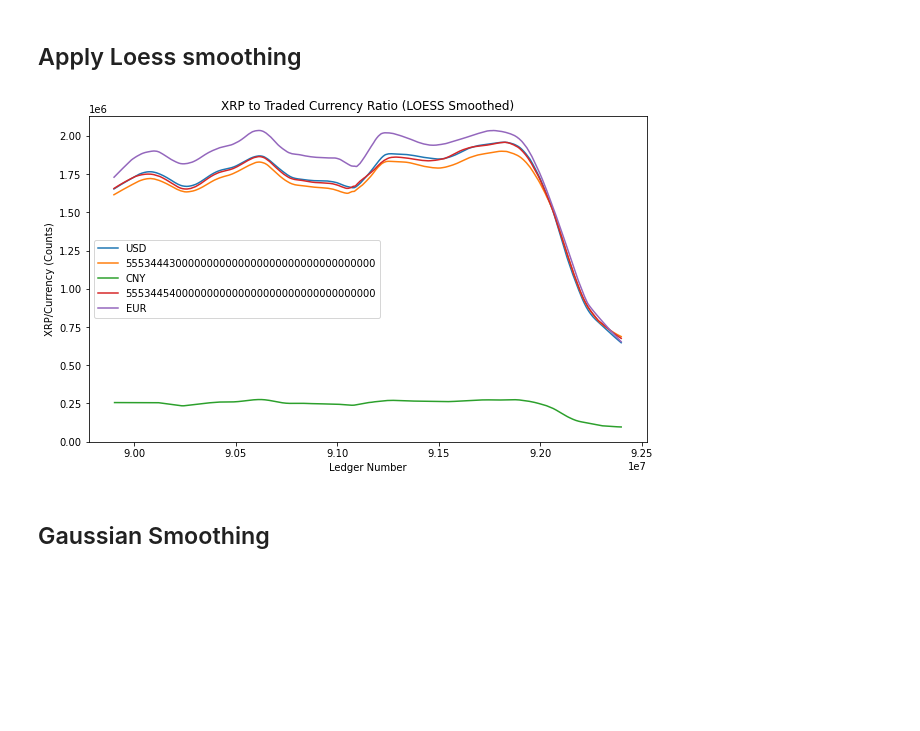
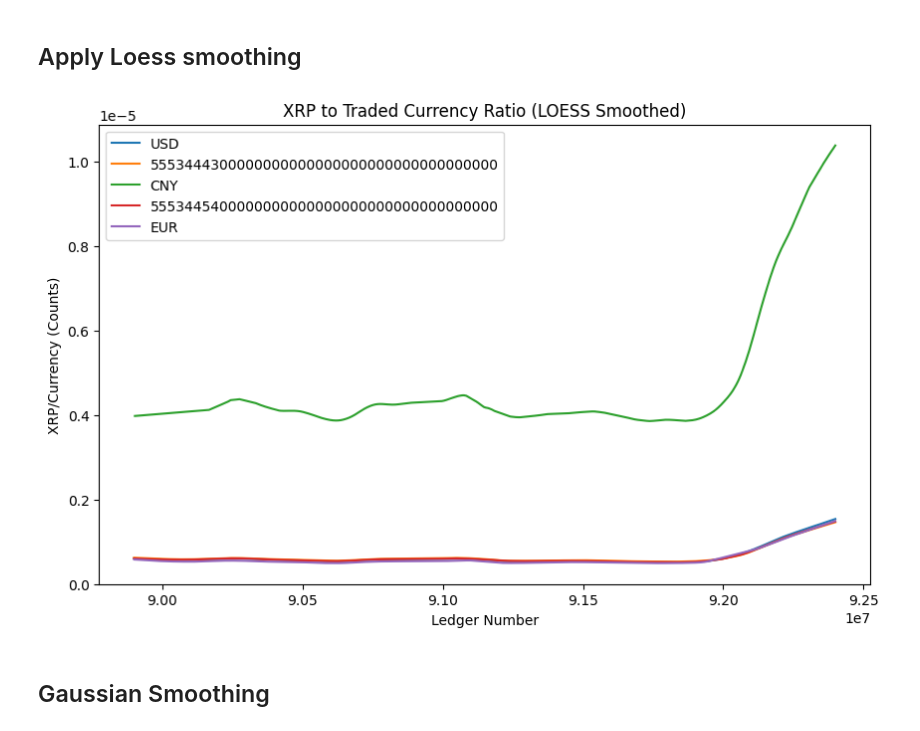
Before and after one commit to Ayrnen/XRP, a Jupyter notebook: TransactionCountEDA.ipynb, the cells around one changed output. Saved outputs shown, nothing was run; the diff lists cells and outputs as text; code cells hidden in the pictures; blank space fills up the shorter version.

```diff
--- a/TransactionCountEDA.ipynb
+++ b/TransactionCountEDA.ipynb
@@ -36,7 +43,7 @@ plt.show()
 ## No visible relationship any which way, possible high variance
 ## What about creates related to XRP?
 # %%
-df = pd.read_csv('CSV_Files/Ledger_Currency_Pairs_2024-11-30.csv')
+df = pd.read_csv('Data_Collectors/CSV_Files/Ledger_Currency_Pairs_2024-11-30.csv')
 df_xrp = df[(df['Gets_Currency_Code'] == 'XRP') | (df['Pays_Currency_Code'] == 'XRP')]
 df_xrp_grouped = df_xrp.groupby(['Ledger_Number', 'Ledger_Date']).agg(
     Row_Count=('Row_Count', 'sum')
@@ -160,5 +167,5 @@ plt.show()
 # %%
-df_xrp['XRP_Code_Ratio'] = df_xrp['XRP_Amount'] / df_xrp['Code_Amount']
+df_xrp['XRP_Code_Ratio'] = df_xrp['Code_Amount'] / df_xrp['XRP_Amount']
 
 
 df_xrp['z_score'] = zscore(df_xrp['XRP_Code_Ratio'], nan_policy='omit')
@@ -208,21 +243,21 @@ plt.show()
 # %%
 plt.figure(figsize=(10, 6))
 
 for code in top_codes:
     data = df_xrp_cleaned[df_xrp_cleaned['Trade_Code'] == code]
 
-    smoothed = lowess(data['XRP_Code_Ratio'], data['Ledger_Number'], frac=0.2)
+    smoothed = lowess(data['XRP_Code_Ratio'], data['Ledger_Number'], frac=0.1)
 
     plt.plot(smoothed[:, 0], smoothed[:, 1], label=f'{code}')
 
 plt.xlabel('Ledger Number')
 plt.ylabel('XRP/Currency (Counts)')
 plt.title('XRP to Traded Currency Ratio (LOESS Smoothed)')
 plt.legend()
 
 plt.show()
 # %% [output]
-[figure, old version]
+[figure, new version]
 # %% [markdown]
 ## Gaussian Smoothing
 # %%
```
Also changed, not shown: parts of 35 cells of this notebook.
